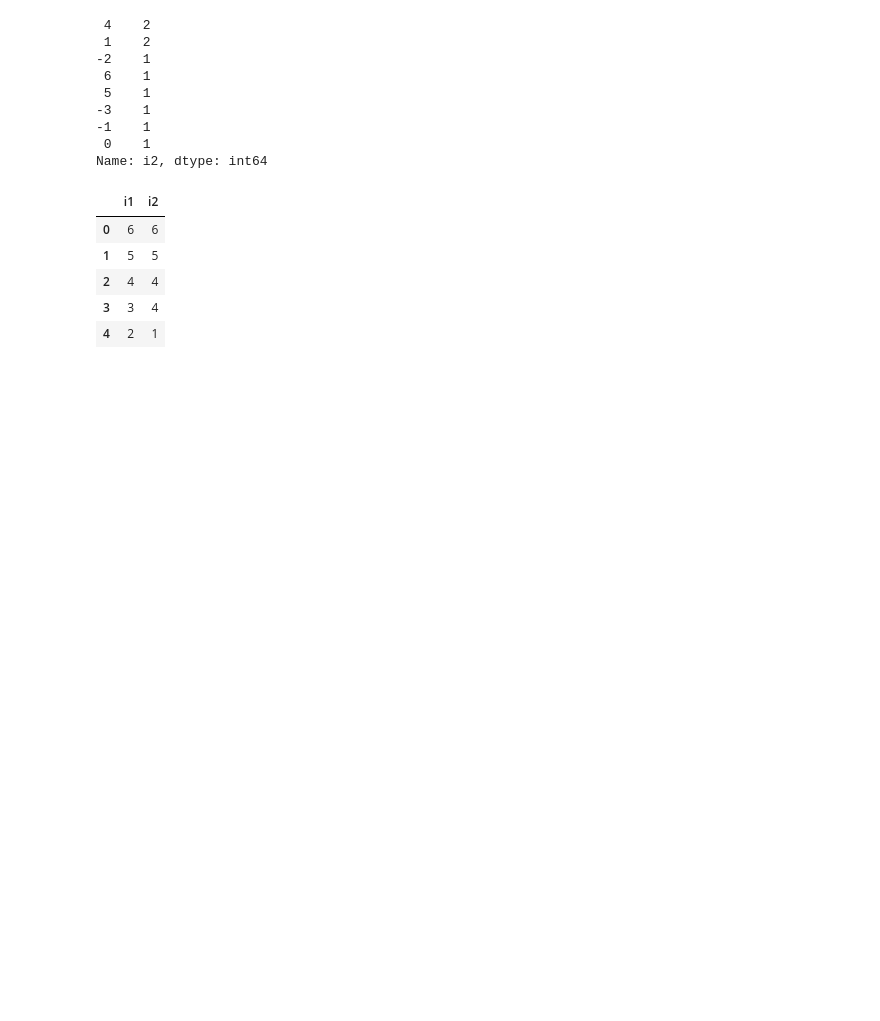
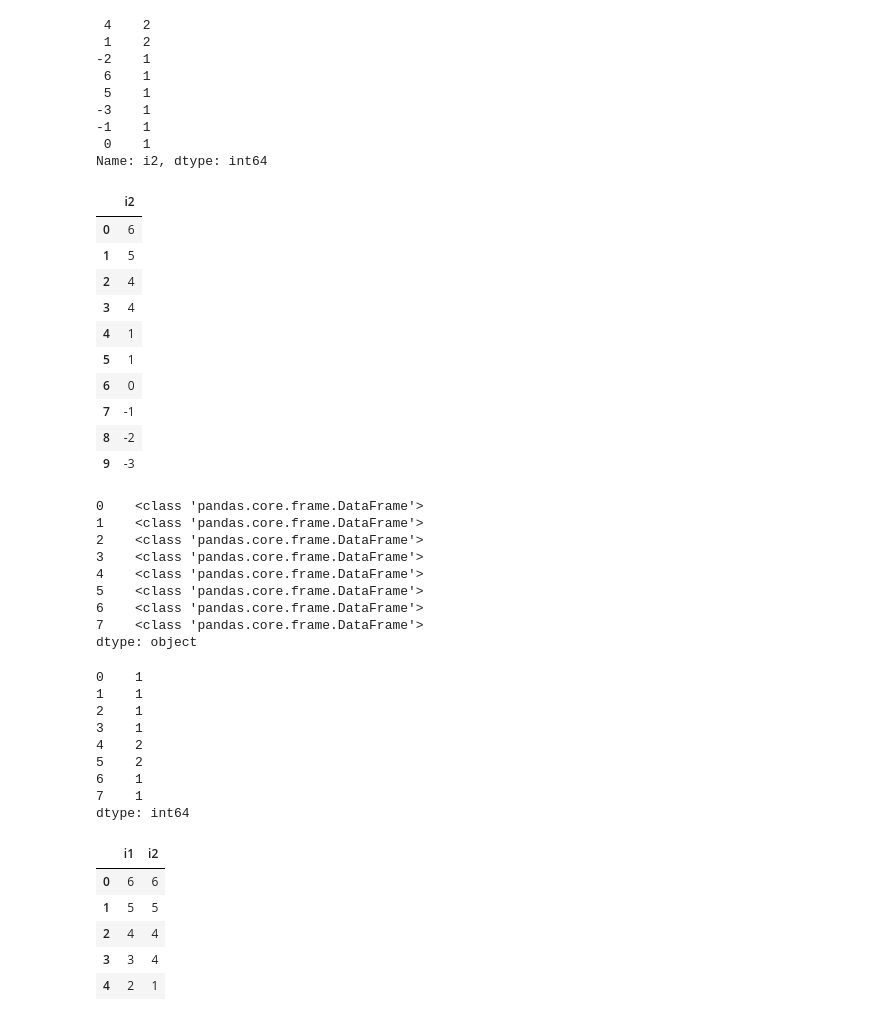
Before and after one commit to lselector/python_tutorials, a Jupyter notebook: c01_Pandas1.ipynb, the cells around one changed output. Saved outputs shown, nothing was run; the diff lists cells and outputs as text; code cells hidden in the pictures; blank space fills up the shorter version.

```diff
--- a/c01_Pandas1.ipynb
+++ b/c01_Pandas1.ipynb
@@ -381,4 +381,47 @@ aa['i2'].value_counts()
 -1    1
  0    1
 Name: i2, dtype: int64
+# %%
+aa=ddd()[["i2"]]  # DataFrame with one column
+display(aa)
+
+# when we use apply(some_function)
+# it receives DataFrame as parameter
+
+display(aa.groupby(["i2"],as_index=False).apply(lambda x: type(x)))
+
+# to return the length of each group, we can simply
+# return the length of DataFrames representing each group
+
+display(aa.groupby(["i2"],as_index=False).apply(lambda x: len(x)))
+# %% [output]
+|  | i2 |
+| 0 | 6 |
+| 1 | 5 |
+| 2 | 4 |
+| 3 | 4 |
+| 4 | 1 |
+| 5 | 1 |
+| 6 | 0 |
+| 7 | -1 |
+| 8 | -2 |
+| 9 | -3 |
+0    <class 'pandas.core.frame.DataFrame'>
+1    <class 'pandas.core.frame.DataFrame'>
+2    <class 'pandas.core.frame.DataFrame'>
+3    <class 'pandas.core.frame.DataFrame'>
+4    <class 'pandas.core.frame.DataFrame'>
+5    <class 'pandas.core.frame.DataFrame'>
+6    <class 'pandas.core.frame.DataFrame'>
+7    <class 'pandas.core.frame.DataFrame'>
+dtype: object
+0    1
+1    1
+2    1
+3    1
+4    2
+5    2
+6    1
+7    1
+dtype: int64
 # %%
```
Also changed, not shown: parts of 11 cells of this notebook, 1 other file.
